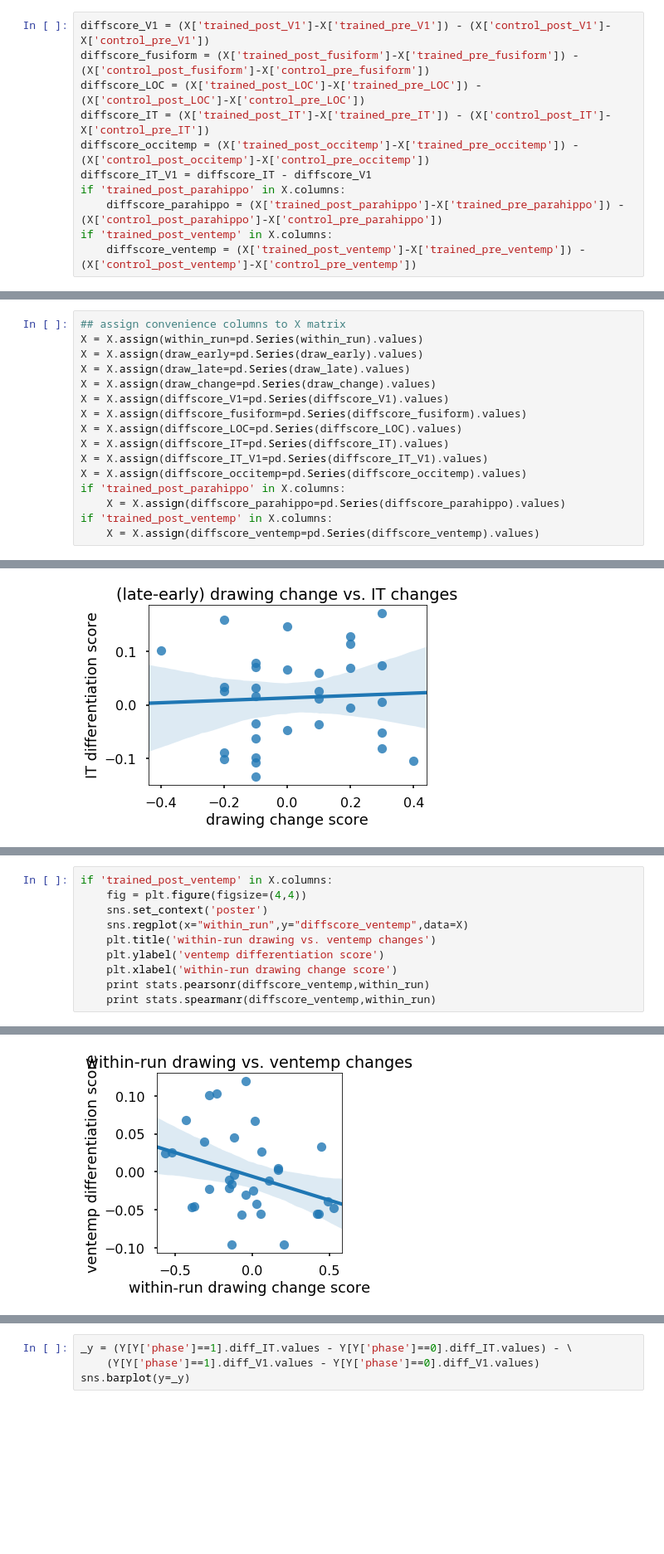
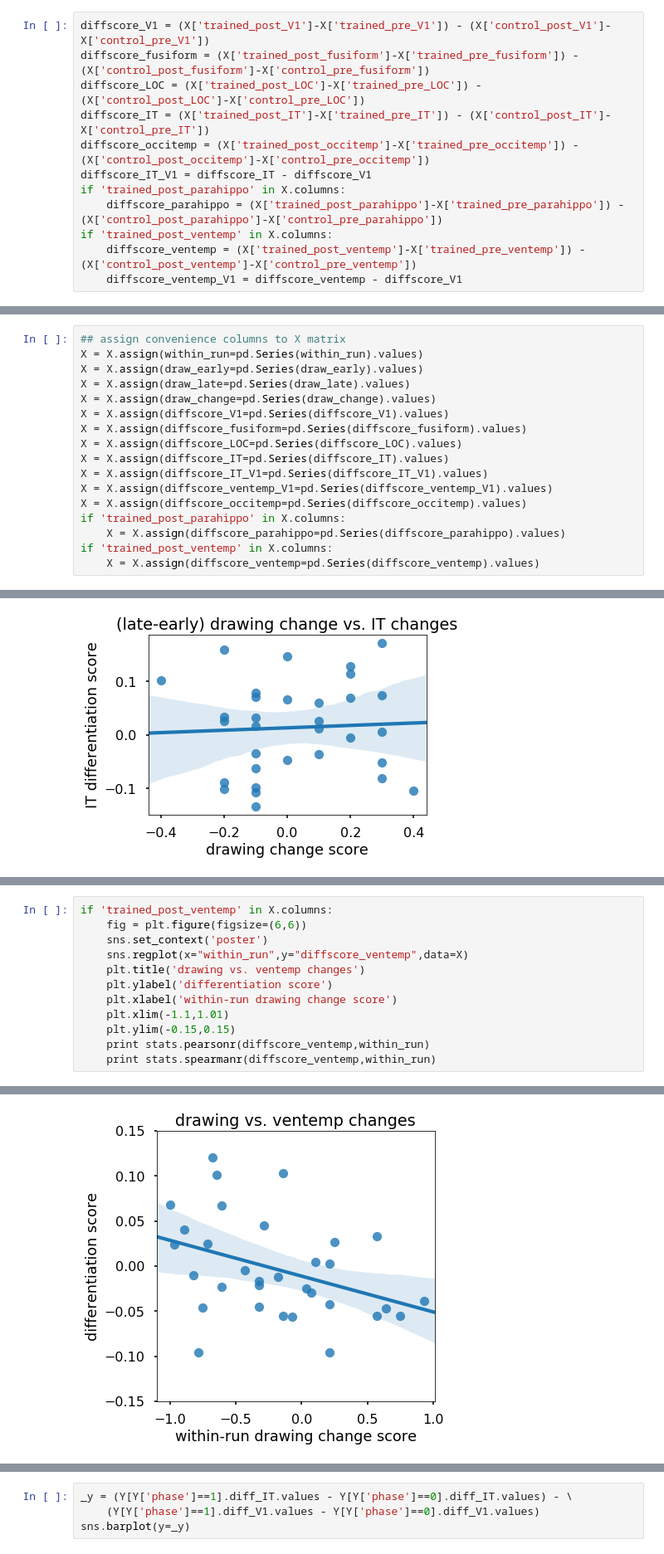
Before and after one commit to judithfan/sketchfeat, a Jupyter notebook: sketches/relate_neural_changes_to_sketch_changes.ipynb, the cells around one changed output, grey strips where cells are left out. Shown at 83% size. Saved outputs shown, nothing was run; the diff lists cells and outputs as text; blank space fills up the shorter version.

```diff
--- a/sketches/relate_neural_changes_to_sketch_changes.ipynb
+++ b/sketches/relate_neural_changes_to_sketch_changes.ipynb
@@ -117,6 +117,7 @@ if 'trained_post_parahippo' in X.columns:
     diffscore_parahippo = (X['trained_post_parahippo']-X['trained_pre_parahippo']) - (X['control_post_parahippo']-X['control_pre_parahippo'])
 if 'trained_post_ventemp' in X.columns:
     diffscore_ventemp = (X['trained_post_ventemp']-X['trained_pre_ventemp']) - (X['control_post_ventemp']-X['control_pre_ventemp'])
+    diffscore_ventemp_V1 = diffscore_ventemp - diffscore_V1
 # %%
 # W = pd.read_csv('sketch_recognizability_timecourse_early_vs_late.csv')
 # W = pd.read_csv('sketch_recognizability_timecourse_initial10_vs_final10.csv')
@@ -149,6 +150,7 @@ X = X.assign(diffscore_fusiform=pd.Series(diffscore_fusiform).values)
 X = X.assign(diffscore_LOC=pd.Series(diffscore_LOC).values)
 X = X.assign(diffscore_IT=pd.Series(diffscore_IT).values)
 X = X.assign(diffscore_IT_V1=pd.Series(diffscore_IT_V1).values)
+X = X.assign(diffscore_ventemp_V1=pd.Series(diffscore_ventemp_V1).values)
 X = X.assign(diffscore_occitemp=pd.Series(diffscore_occitemp).values)
 if 'trained_post_parahippo' in X.columns:
     X = X.assign(diffscore_parahippo=pd.Series(diffscore_parahippo).values)
@@ -238,11 +240,13 @@ SpearmanrResult(correlation=-0.3912007398454776, pvalue=0.026828932678514796)
 # %%
 if 'trained_post_ventemp' in X.columns:
-    fig = plt.figure(figsize=(4,4))
+    fig = plt.figure(figsize=(6,6))
     sns.set_context('poster')
     sns.regplot(x="within_run",y="diffscore_ventemp",data=X)
-    plt.title('within-run drawing vs. ventemp changes')
-    plt.ylabel('ventemp differentiation score')
+    plt.title('drawing vs. ventemp changes')
+    plt.ylabel('differentiation score')
     plt.xlabel('within-run drawing change score')
+    plt.xlim(-1.1,1.01)
+    plt.ylim(-0.15,0.15)
     print stats.pearsonr(diffscore_ventemp,within_run)
     print stats.spearmanr(diffscore_ventemp,within_run)
 # %% [output]
@@ -251,4 +255,4 @@ SpearmanrResult(correlation=-0.32208983125984253, pvalue=0.072212273818474351)
-[figure, old version]
+[figure, new version]
 # %%
 ### within_run: ranges from (-1, 1). negative values indicate decreasing similarity across trials within-run.
 fig = plt.figure(figsize=(4,4))
```
Also changed, not shown: parts of 13 cells of this notebook, 1 other file.
